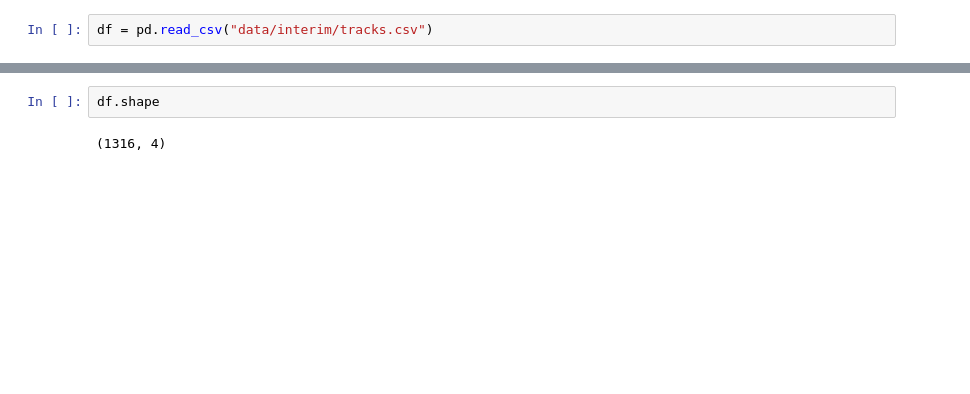
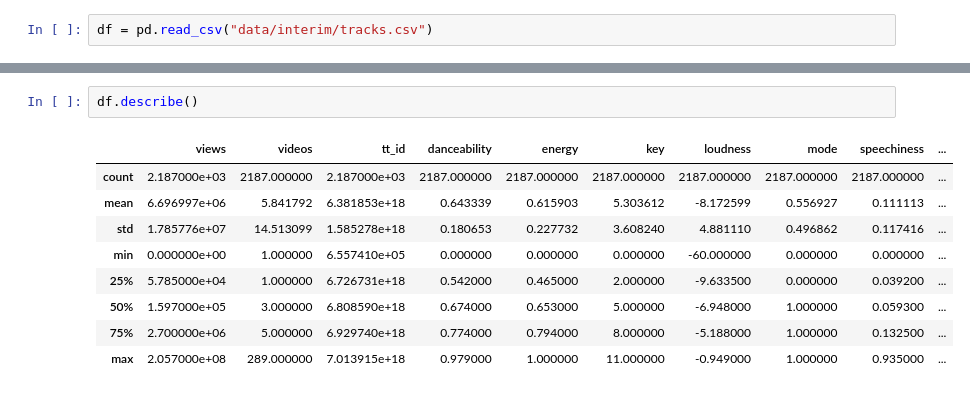
Before and after one commit to georgefourm/popularity-prediction, a Jupyter notebook: notebooks/TikTok.ipynb, the cells around one changed output, grey strips where cells are left out. Drawn from its saved outputs; the diff is of its cells as text; blank space fills up the shorter version.

```diff
--- a/notebooks/TikTok.ipynb
+++ b/notebooks/TikTok.ipynb
@@ -18,5 +24,13 @@ df.head()
 # %%
-df.shape
+df.describe()
 # %% [output]
-(1316, 4)
+|  | views | videos | tt_id | danceability | energy | key | loudness | mode | speechiness | ... |
+| count | 2.187000e+03 | 2187.000000 | 2.187000e+03 | 2187.000000 | 2187.000000 | 2187.000000 | 2187.000000 | 2187.000000 | 2187.000000 | ... |
+| mean | 6.696997e+06 | 5.841792 | 6.381853e+18 | 0.643339 | 0.615903 | 5.303612 | -8.172599 | 0.556927 | 0.111113 | ... |
+| std | 1.785776e+07 | 14.513099 | 1.585278e+18 | 0.180653 | 0.227732 | 3.608240 | 4.881110 | 0.496862 | 0.117416 | ... |
+| min | 0.000000e+00 | 1.000000 | 6.557410e+05 | 0.000000 | 0.000000 | 0.000000 | -60.000000 | 0.000000 | 0.000000 | ... |
+| 25% | 5.785000e+04 | 1.000000 | 6.726731e+18 | 0.542000 | 0.465000 | 2.000000 | -9.633500 | 0.000000 | 0.039200 | ... |
+| 50% | 1.597000e+05 | 3.000000 | 6.808590e+18 | 0.674000 | 0.653000 | 5.000000 | -6.948000 | 1.000000 | 0.059300 | ... |
+| 75% | 2.700000e+06 | 5.000000 | 6.929740e+18 | 0.774000 | 0.794000 | 8.000000 | -5.188000 | 1.000000 | 0.132500 | ... |
+| max | 2.057000e+08 | 289.000000 | 7.013915e+18 | 0.979000 | 1.000000 | 11.000000 | -0.949000 | 1.000000 | 0.935000 | ... |
 # %%
```
Also changed, not shown: parts of 12 cells of this notebook, 1 other file.
